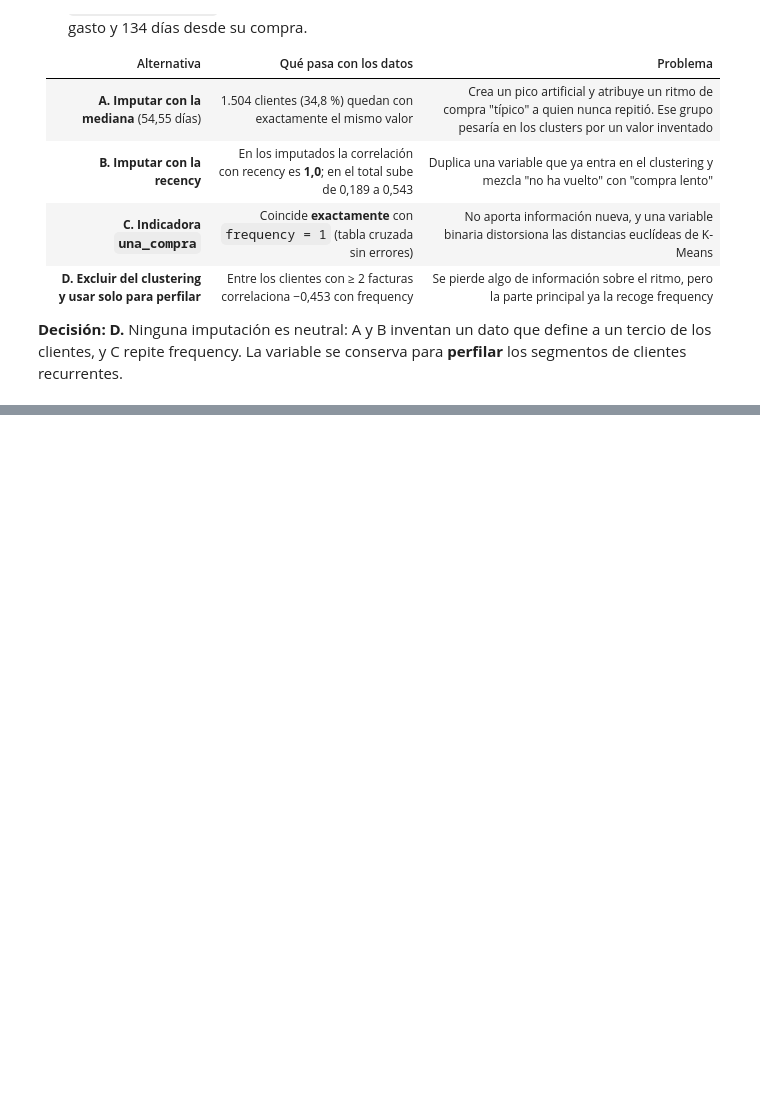
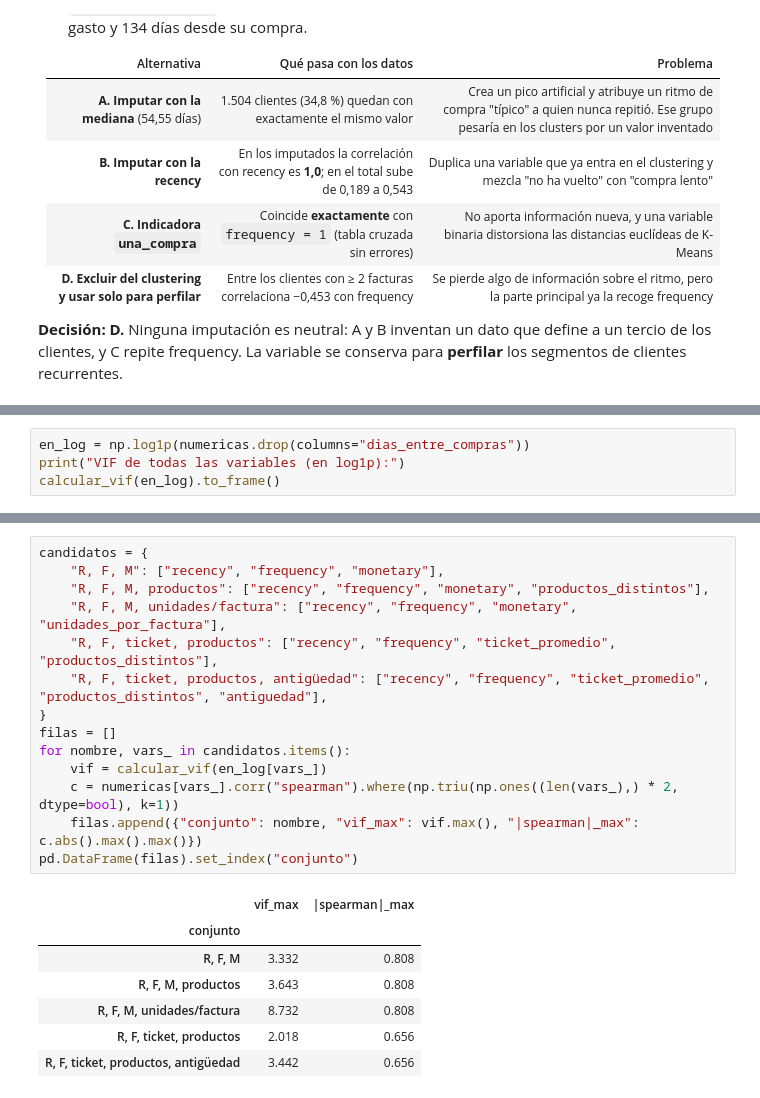
Before and after one commit to Andres766/proeyecto-mineria-de-datos, a Jupyter notebook: notebooks/02_features.ipynb, the cells around one changed output, grey strips where cells are left out. Saved outputs shown, nothing was run; the diff lists cells and outputs as text; blank space fills up the shorter version.

```diff
--- a/notebooks/02_features.ipynb
+++ b/notebooks/02_features.ipynb
@@ -188,0 +217,4 @@ repite frequency. La variable se conserva para **perfilar** los segmentos de cli
+# %%
+en_log = np.log1p(numericas.drop(columns="dias_entre_compras"))
+print("VIF de todas las variables (en log1p):")
+calcular_vif(en_log).to_frame()
@@ -188,0 +232,22 @@ repite frequency. La variable se conserva para **perfilar** los segmentos de cli
+# %%
+candidatos = {
+    "R, F, M": ["recency", "frequency", "monetary"],
+    "R, F, M, productos": ["recency", "frequency", "monetary", "productos_distintos"],
+    "R, F, M, unidades/factura": ["recency", "frequency", "monetary", "unidades_por_factura"],
+    "R, F, ticket, productos": ["recency", "frequency", "ticket_promedio", "productos_distintos"],
+    "R, F, ticket, productos, antigüedad": ["recency", "frequency", "ticket_promedio", "productos_distintos", "antiguedad"],
+}
+filas = []
+for nombre, vars_ in candidatos.items():
+    vif = calcular_vif(en_log[vars_])
+    c = numericas[vars_].corr("spearman").where(np.triu(np.ones((len(vars_),) * 2, dtype=bool), k=1))
+    filas.append({"conjunto": nombre, "vif_max": vif.max(), "|spearman|_max": c.abs().max().max()})
+pd.DataFrame(filas).set_index("conjunto")
+# %% [output]
+|  | vif_max | |spearman|_max |
+| conjunto |  |  |
+| R, F, M | 3.332 | 0.808 |
+| R, F, M, productos | 3.643 | 0.808 |
+| R, F, M, unidades/factura | 8.732 | 0.808 |
+| R, F, ticket, productos | 2.018 | 0.656 |
+| R, F, ticket, productos, antigüedad | 3.442 | 0.656 |
```
Also changed, not shown: parts of 11 cells of this notebook.
